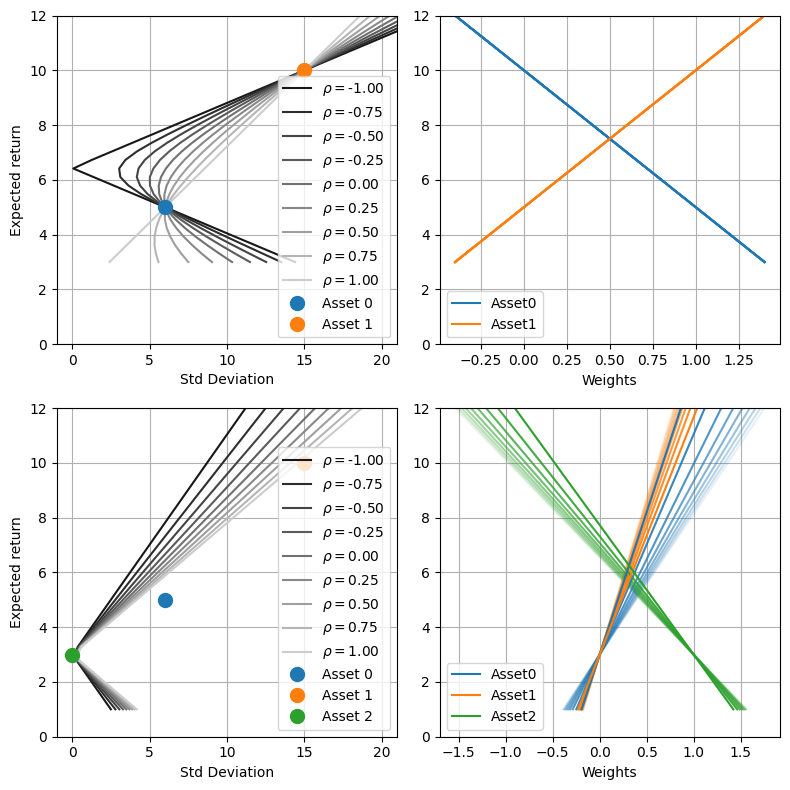
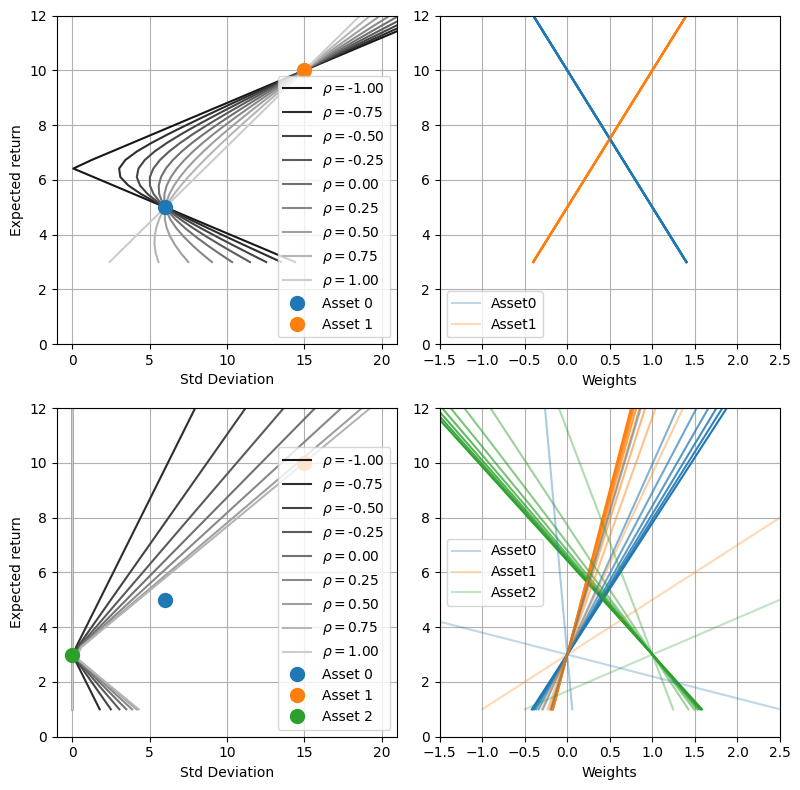
The notebook cell's code change between the first figure and the second:
--- before
+++ after
@@ -60,11 +60,12 @@
         for i in np.arange(np.shape(wmat)[1]):
             if i_corr == n_corr-1:
-                ax[nptf,1].plot(wmat[i_corr*n_des_return:(i_corr+1)*n_des_return,i], ptf['des_ret'][i_corr*n_des_return:(i_corr+1)*n_des_return], alpha=(i_corr+1)/n_corr, color=cmap(i%10), label=f"Asset{i}")
+                ax[nptf,1].plot(wmat[i_corr*n_des_return:(i_corr+1)*n_des_return,i], ptf['des_ret'][i_corr*n_des_return:(i_corr+1)*n_des_return], alpha=1-.8*(i_corr)/n_corr, color=cmap(i%10), label=f"Asset{i}")
             else:
-                ax[nptf,1].plot(wmat[i_corr*n_des_return:(i_corr+1)*n_des_return,i], ptf['des_ret'][i_corr*n_des_return:(i_corr+1)*n_des_return], alpha=(i_corr+1)/n_corr, color=cmap(i%10),)
+                ax[nptf,1].plot(wmat[i_corr*n_des_return:(i_corr+1)*n_des_return,i], ptf['des_ret'][i_corr*n_des_return:(i_corr+1)*n_des_return], alpha=1-.8*(i_corr)/n_corr, color=cmap(i%10),)
 
     ax[nptf,1].set_xlabel("Weights")
     ax[nptf,1].legend(); ax[nptf,1].grid()
     # ax[nptf,1].set_ylim([min_mu-.2, max_mu+.2])
+    ax[nptf,1].set_xlim([-1.5, 2.5])
     ax[nptf,1].set_ylim([ 0, 12])
 

Commit: Update documentation